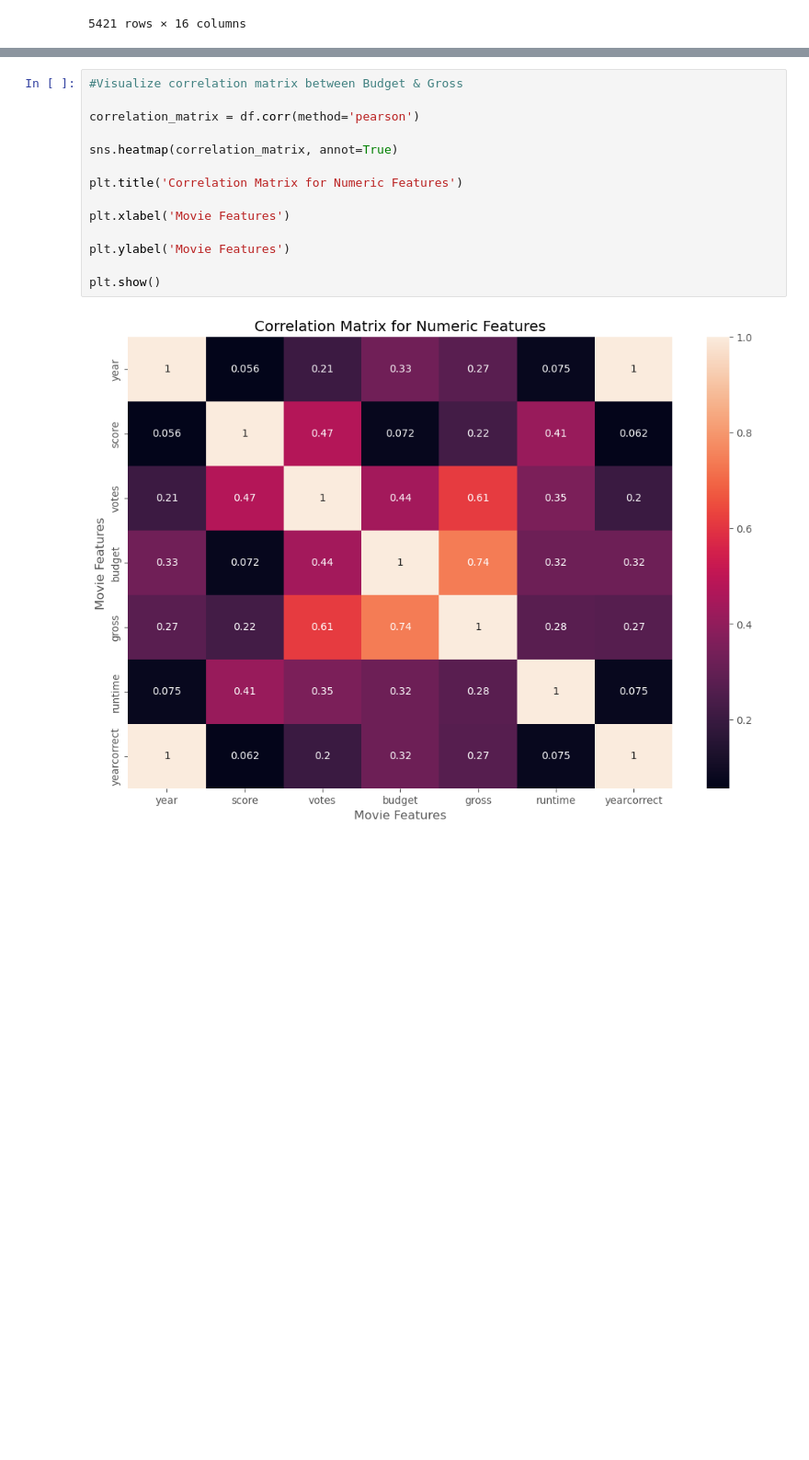
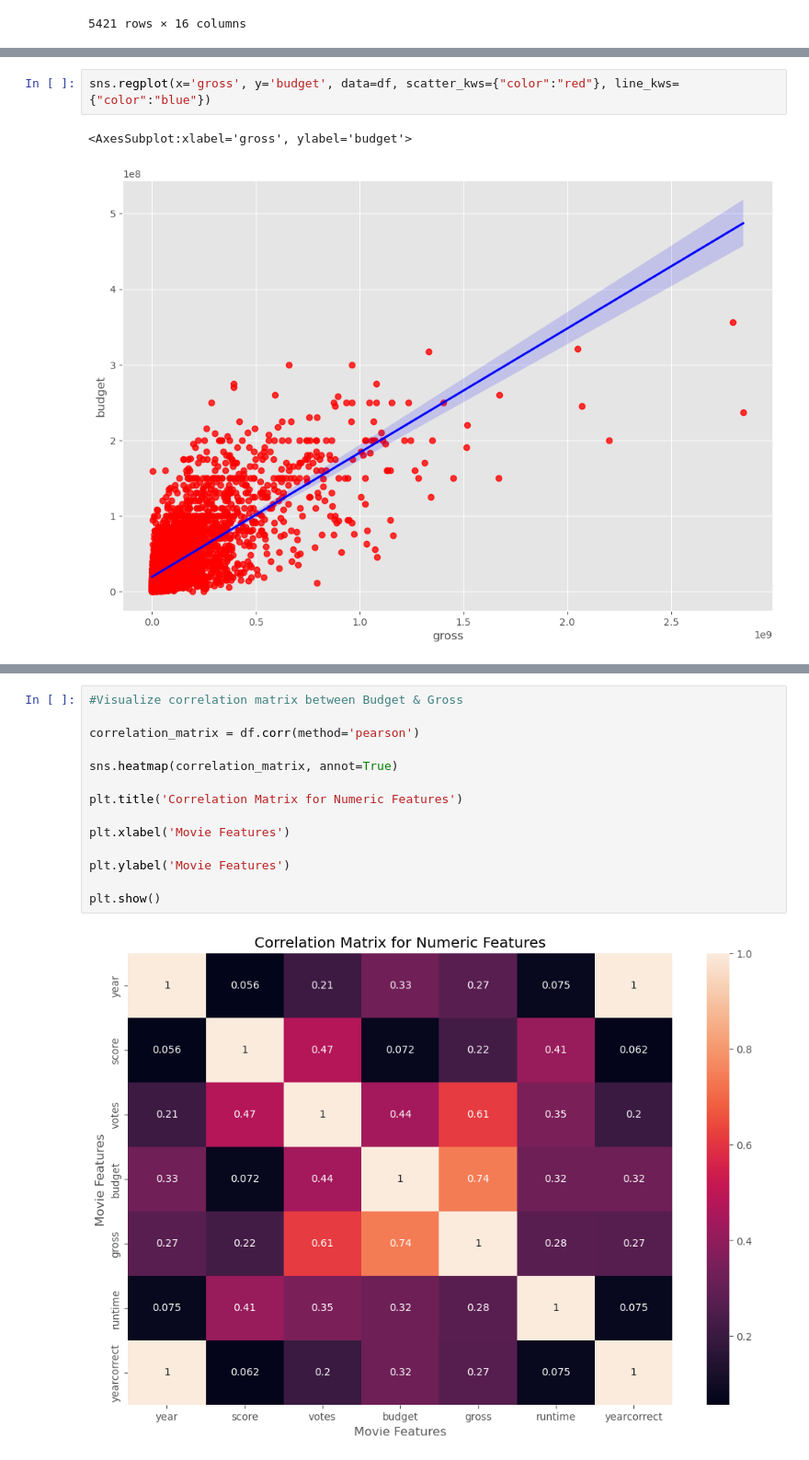
Before and after one commit to dsYooni/PortfolioProjects, a Jupyter notebook: Movie Correlation Project.ipynb, the cells around one changed output, grey strips where cells are left out. Shown at 92% size. Cells and saved outputs as stored; diff of their text form; blank space fills up the shorter version.

```diff
--- a/Movie Correlation Project.ipynb
+++ b/Movie Correlation Project.ipynb
@@ -151 +148,6 @@ pd.set_option('display.max_rows', None)
+# %%
+sns.regplot(x='gross', y='budget', data=df, scatter_kws={"color":"red"}, line_kws={"color":"blue"})
+# %% [output]
+<AxesSubplot:xlabel='gross', ylabel='budget'>
+[figure, added]
 # %%
```
Also changed, not shown: parts of 13 cells of this notebook.
